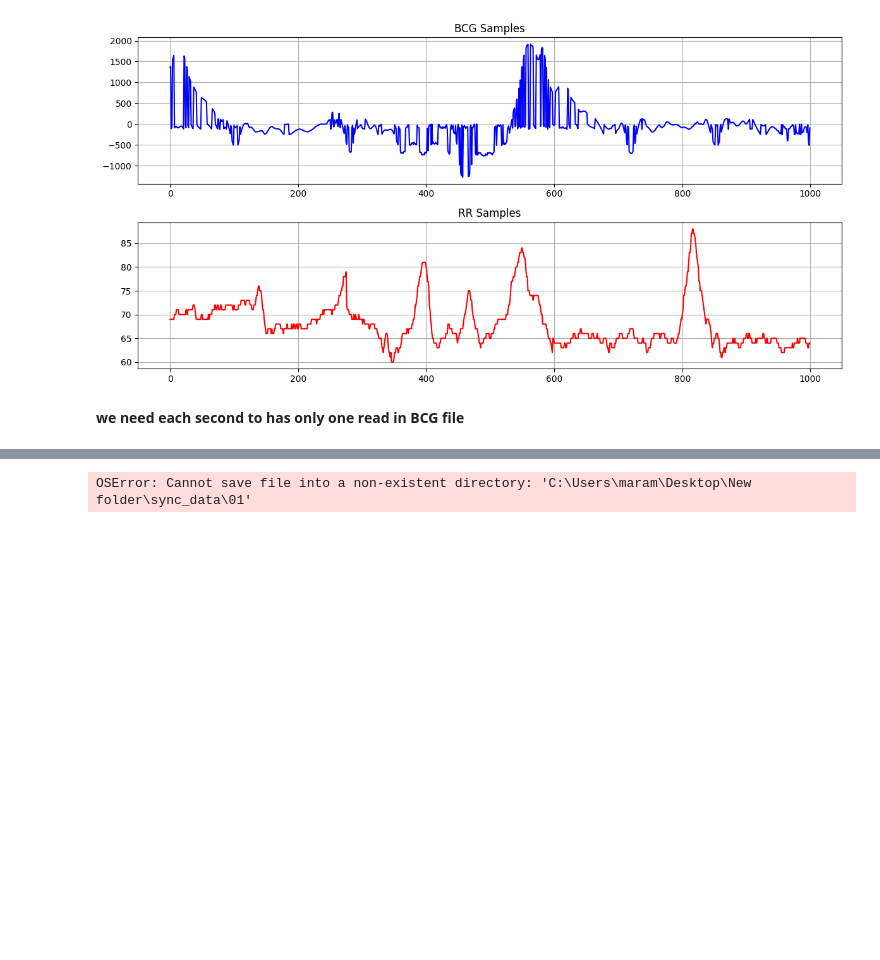
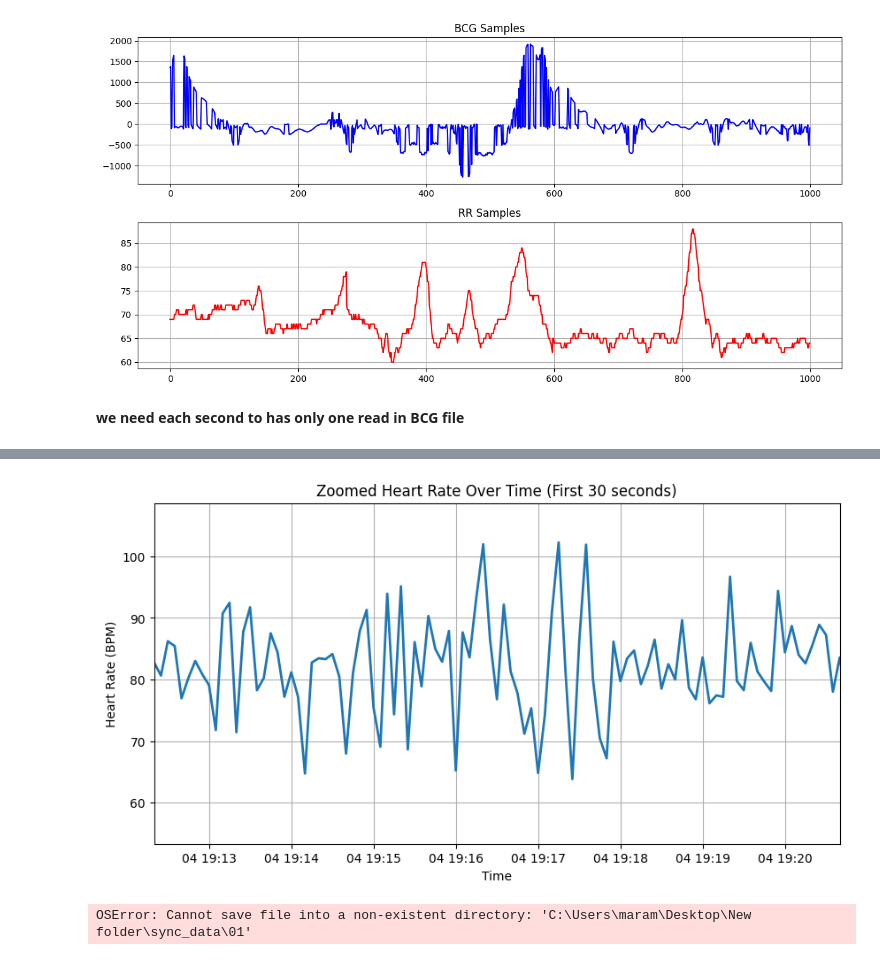
Before and after one commit to omarelbehairy/BCG_heart_analysis, a Jupyter notebook: main_py.ipynb, the cells around one changed output, grey strips where cells are left out. Drawn from its saved outputs; the diff is of its cells as text; code cells hidden in the pictures; blank space fills up the shorter version.

```diff
--- a/main_py.ipynb
+++ b/main_py.ipynb
@@ -194,3 +406,18 @@ plt.show()
+# %%
+# ---- Plot Heart Rate over time (smooth line) ----
+start_time = time_list[0]
+end_time = start_time + pd.Timedelta(seconds=500)
+
+plt.figure(figsize=(10, 5))
+plt.plot(time_list, hr_list, linewidth=2)
+plt.title("Zoomed Heart Rate Over Time (First 30 seconds)")
+plt.xlabel("Time")
+plt.ylabel("Heart Rate (BPM)")
+plt.grid(True)
+plt.xlim(start_time, end_time)
+plt.show()
+# %% [output]
+[figure, added]
 # %%
 # Convert timestamp to datetime and extract seconds
 bcg_data['ComputedTime'] = pd.to_datetime(bcg_data['ComputedTime'])
```
Also changed, not shown: parts of 7 cells of this notebook, 3 other files.
